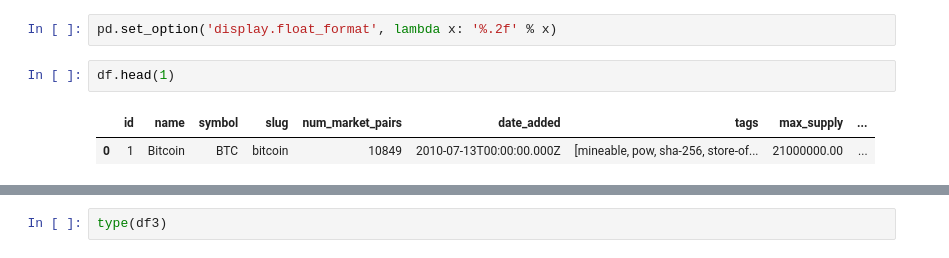
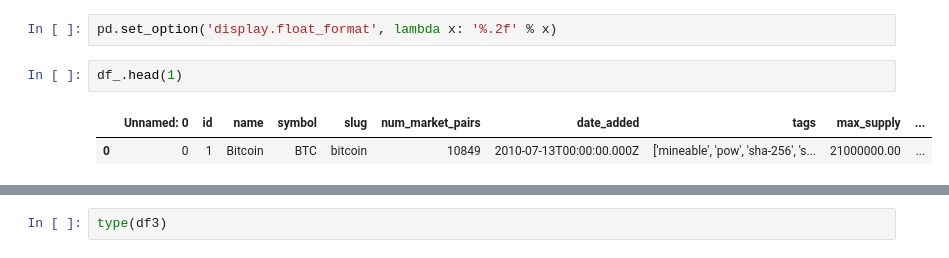
Before and after one commit to rushi-k12/API, a Jupyter notebook: API.ipynb, the cells around one changed output, grey strips where cells are left out. Cells and saved outputs as stored; diff of their text form.

```diff
--- a/API.ipynb
+++ b/API.ipynb
@@ -131,8 +81,8 @@ df_
 # %%
 pd.set_option('display.float_format', lambda x: '%.2f' % x)
 # %%
-df.head(1)
+df_.head(1)
 # %% [output]
-|  | id | name | symbol | slug | num_market_pairs | date_added | tags | max_supply | ... |
-| 0 | 1 | Bitcoin | BTC | bitcoin | 10849 | 2010-07-13T00:00:00.000Z | [mineable, pow, sha-256, store-of... | 21000000.00 | ... |
+|  | Unnamed: 0 | id | name | symbol | slug | num_market_pairs | date_added | tags | max_supply | ... |
+| 0 | 0 | 1 | Bitcoin | BTC | bitcoin | 10849 | 2010-07-13T00:00:00.000Z | ['mineable', 'pow', 'sha-256', 's... | 21000000.00 | ... |
 # %%
```
Also changed, not shown: parts of 49 cells of this notebook.
